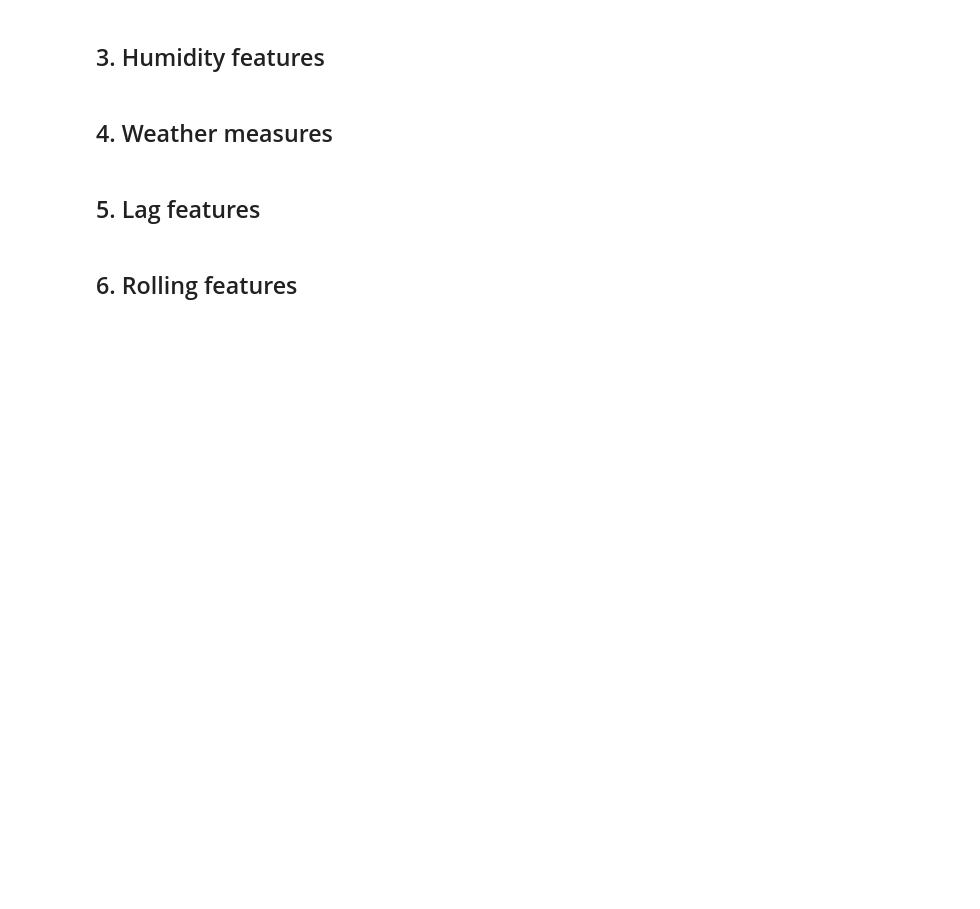
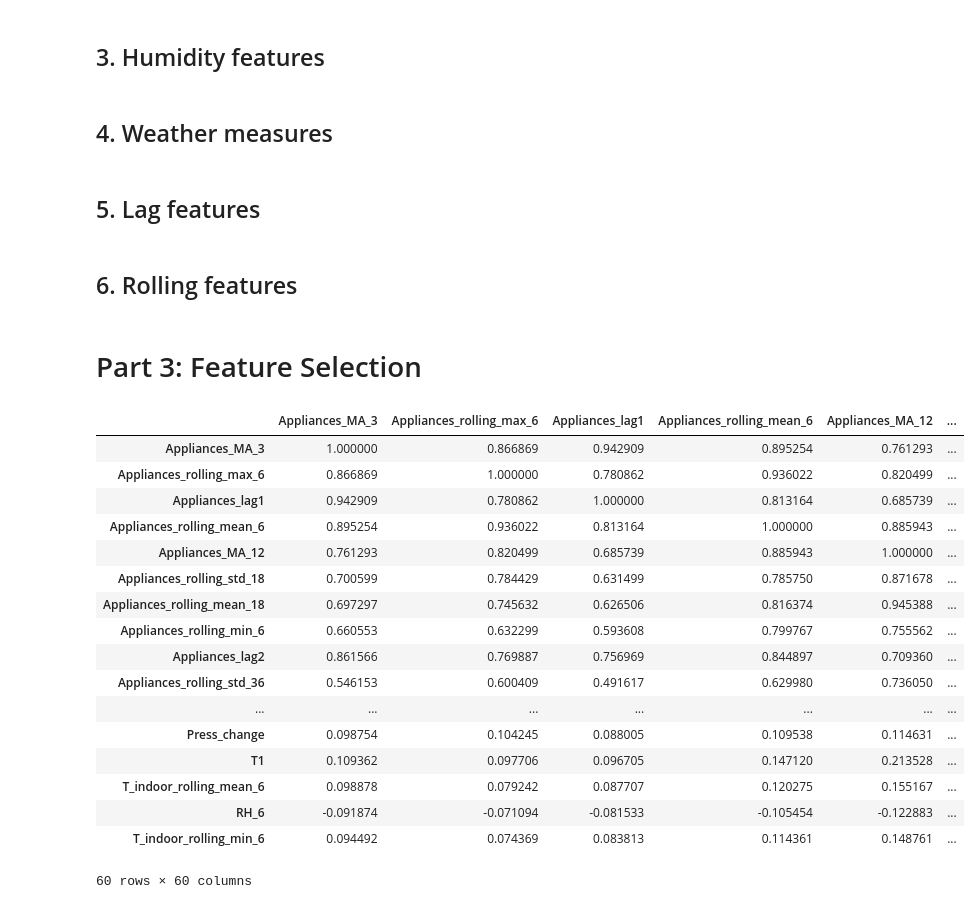
Before and after one commit to AliceBan111/ML2_project, a Jupyter notebook: project.ipynb, the cells around one changed output. Drawn from its saved outputs; the diff is of its cells as text; code cells hidden in the pictures; blank space fills up the shorter version.

```diff
--- a/project.ipynb
+++ b/project.ipynb
@@ -192,3 +192,45 @@ df['T_indoor_rolling_std_6'] = df['T_indoor_avg'].rolling(window=6, min_periods=
 
 df['T_out_rolling_mean_6'] = df['T_out'].rolling(window=6, min_periods=1).mean()
 df['T_out_rolling_std_6'] = df['T_out'].rolling(window=6, min_periods=1).std()
+# %% [markdown]
+# Part 3: Feature Selection
+# %%
+# split train and test dataset
+from sklearn.model_selection import train_test_split
+
+X = df.drop(columns=["Appliances"])
+y = df["Appliances"]
+X_train, X_test, y_train, y_test = train_test_split(X, y, test_size=0.2, shuffle=False)
+# %%
+train_df = X_train.copy()
+train_df["Appliances"] = y_train
+# %%
+# correlation-based feature selection
+corr_matrix = train_df.corr()
+corr_with_target = corr_matrix[target_col].drop(target_col, errors='ignore')
+
+k = 60
+top_k = corr_with_target.abs().sort_values(ascending=False)[:k].index
+selected_features = train_df[top_k]
+
+selected_corr_matrix = selected_features.corr()
+selected_corr_matrix
+# %% [output]
+|  | Appliances_MA_3 | Appliances_rolling_max_6 | Appliances_lag1 | Appliances_rolling_mean_6 | Appliances_MA_12 | ... |
+| Appliances_MA_3 | 1.000000 | 0.866869 | 0.942909 | 0.895254 | 0.761293 | ... |
+| Appliances_rolling_max_6 | 0.866869 | 1.000000 | 0.780862 | 0.936022 | 0.820499 | ... |
+| Appliances_lag1 | 0.942909 | 0.780862 | 1.000000 | 0.813164 | 0.685739 | ... |
+| Appliances_rolling_mean_6 | 0.895254 | 0.936022 | 0.813164 | 1.000000 | 0.885943 | ... |
+| Appliances_MA_12 | 0.761293 | 0.820499 | 0.685739 | 0.885943 | 1.000000 | ... |
+| Appliances_rolling_std_18 | 0.700599 | 0.784429 | 0.631499 | 0.785750 | 0.871678 | ... |
+| Appliances_rolling_mean_18 | 0.697297 | 0.745632 | 0.626506 | 0.816374 | 0.945388 | ... |
+| Appliances_rolling_min_6 | 0.660553 | 0.632299 | 0.593608 | 0.799767 | 0.755562 | ... |
+| Appliances_lag2 | 0.861566 | 0.769887 | 0.756969 | 0.844897 | 0.709360 | ... |
+| Appliances_rolling_std_36 | 0.546153 | 0.600409 | 0.491617 | 0.629980 | 0.736050 | ... |
+| ... | ... | ... | ... | ... | ... | ... |
+| Press_change | 0.098754 | 0.104245 | 0.088005 | 0.109538 | 0.114631 | ... |
+| T1 | 0.109362 | 0.097706 | 0.096705 | 0.147120 | 0.213528 | ... |
+| T_indoor_rolling_mean_6 | 0.098878 | 0.079242 | 0.087707 | 0.120275 | 0.155167 | ... |
+| RH_6 | -0.091874 | -0.071094 | -0.081533 | -0.105454 | -0.122883 | ... |
+| T_indoor_rolling_min_6 | 0.094492 | 0.074369 | 0.083813 | 0.114361 | 0.148761 | ... |
+60 rows × 60 columns
```
Also changed, not shown: parts of 3 cells of this notebook.
